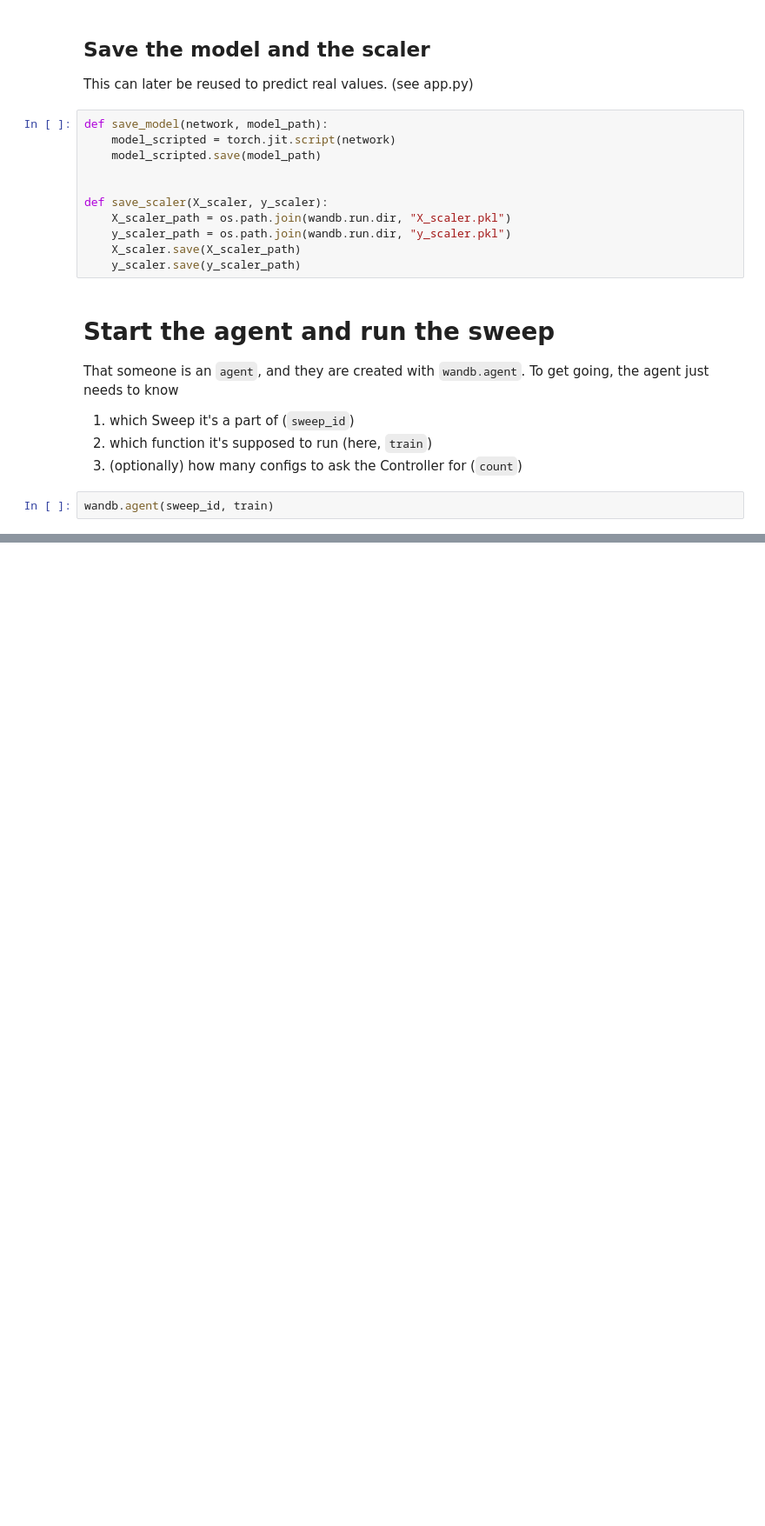
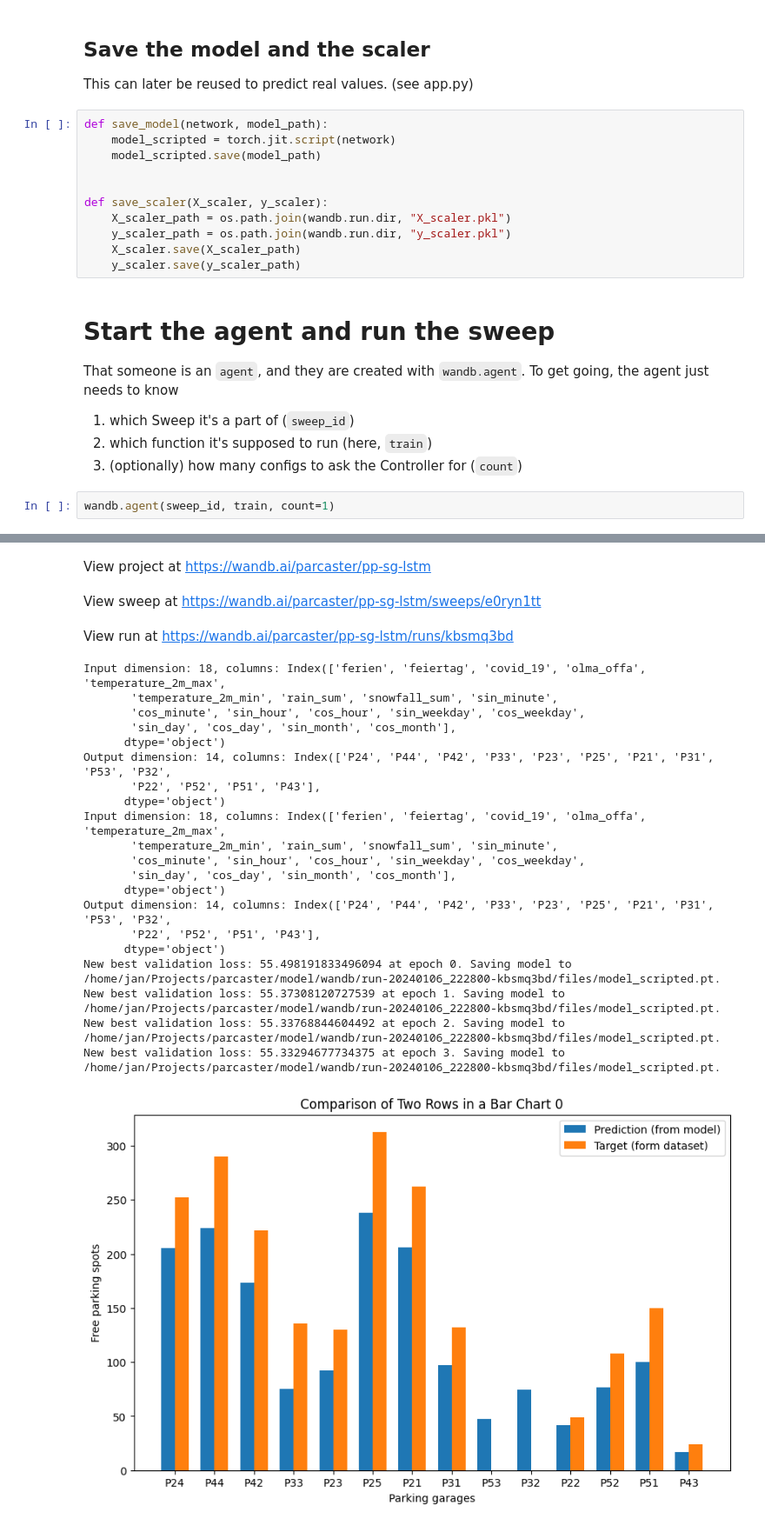
Before and after one commit to mr-perseus/parcaster, a Jupyter notebook: model/W&B_PPSG_LSTM.ipynb, the cells around one changed output, grey strips where cells are left out. Shown at 87% size. Cells and saved outputs as stored; diff of their text form; blank space fills up the shorter version.

```diff
--- a/model/W&B_PPSG_LSTM.ipynb
+++ b/model/W&B_PPSG_LSTM.ipynb
@@ -395,4 +403,5 @@ To get going, the agent just needs to know
 2. which function it's supposed to run (here, `train`)
 3. (optionally) how many configs to ask the Controller for (`count`)
 # %%
-wandb.agent(sweep_id, train)
+wandb.agent(sweep_id, train, count=1)
+# %% [output]
@@ -398,0 +424,24 @@ wandb.agent(sweep_id, train)
+View project at https://wandb.ai/parcaster/pp-sg-lstm
+View sweep at https://wandb.ai/parcaster/pp-sg-lstm/sweeps/e0ryn1tt
+View run at https://wandb.ai/parcaster/pp-sg-lstm/runs/kbsmq3bd
+Input dimension: 18, columns: Index(['ferien', 'feiertag', 'covid_19', 'olma_offa', 'temperature_2m_max',
+       'temperature_2m_min', 'rain_sum', 'snowfall_sum', 'sin_minute',
+       'cos_minute', 'sin_hour', 'cos_hour', 'sin_weekday', 'cos_weekday',
+       'sin_day', 'cos_day', 'sin_month', 'cos_month'],
+      dtype='object')
+Output dimension: 14, columns: Index(['P24', 'P44', 'P42', 'P33', 'P23', 'P25', 'P21', 'P31', 'P53', 'P32',
+       'P22', 'P52', 'P51', 'P43'],
+      dtype='object')
+Input dimension: 18, columns: Index(['ferien', 'feiertag', 'covid_19', 'olma_offa', 'temperature_2m_max',
+       'temperature_2m_min', 'rain_sum', 'snowfall_sum', 'sin_minute',
+       'cos_minute', 'sin_hour', 'cos_hour', 'sin_weekday', 'cos_weekday',
+       'sin_day', 'cos_day', 'sin_month', 'cos_month'],
+      dtype='object')
+Output dimension: 14, columns: Index(['P24', 'P44', 'P42', 'P33', 'P23', 'P25', 'P21', 'P31', 'P53', 'P32',
+       'P22', 'P52', 'P51', 'P43'],
+      dtype='object')
+New best validation loss: 55.498191833496094 at epoch 0. Saving model to /home/jan/Projects/parcaster/model/wandb/run-20240106_222800-kbsmq3bd/files/model_scripted.pt.
+New best validation loss: 55.37308120727539 at epoch 1. Saving model to /home/jan/Projects/parcaster/model/wandb/run-20240106_222800-kbsmq3bd/files/model_scripted.pt.
+New best validation loss: 55.33768844604492 at epoch 2. Saving model to /home/jan/Projects/parcaster/model/wandb/run-20240106_222800-kbsmq3bd/files/model_scripted.pt.
+New best validation loss: 55.33294677734375 at epoch 3. Saving model to /home/jan/Projects/parcaster/model/wandb/run-20240106_222800-kbsmq3bd/files/model_scripted.pt.
+[figure, added]
```
Also changed, not shown: parts of 4 cells of this notebook.
